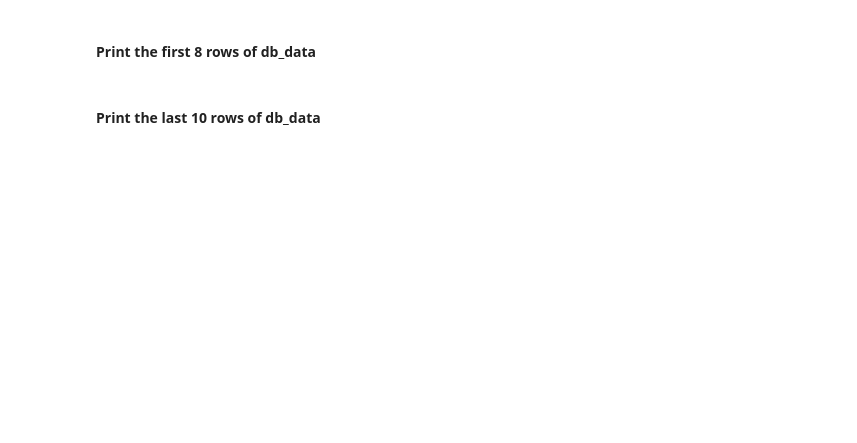
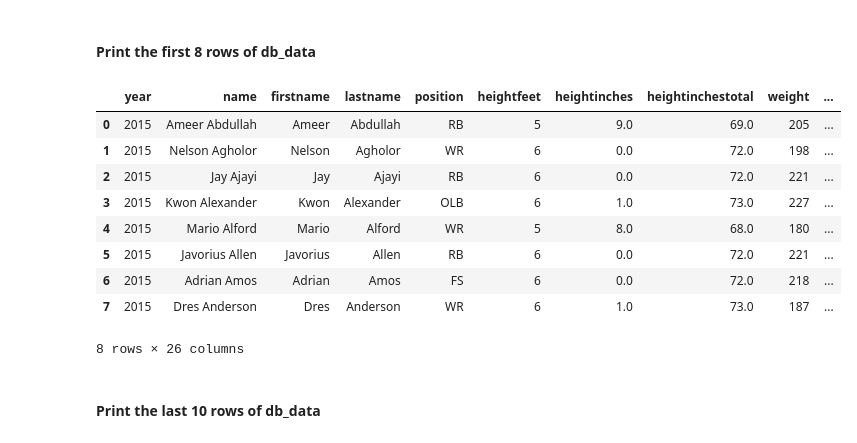
Before and after one commit to karthikvadlamani/karthikvadlamani, a Jupyter notebook: basics/[Exercises-2&3]Pandas-Handling-Nulls-and-Filtering.ipynb, the cells around one changed output. Saved outputs shown, nothing was run; the diff lists cells and outputs as text; code cells hidden in the pictures; blank space fills up the shorter version.

```diff
--- a/basics/[Exercises-2&3]Pandas-Handling-Nulls-and-Filtering.ipynb
+++ b/basics/[Exercises-2&3]Pandas-Handling-Nulls-and-Filtering.ipynb
@@ -81,4 +210,17 @@ db_data.head()
 # %% [markdown]
 #### Print the first 8 rows of db_data
+# %%
+db_data.head(8)
+# %% [output]
+|  | year | name | firstname | lastname | position | heightfeet | heightinches | heightinchestotal | weight | ... |
+| 0 | 2015 | Ameer Abdullah | Ameer | Abdullah | RB | 5 | 9.0 | 69.0 | 205 | ... |
+| 1 | 2015 | Nelson Agholor | Nelson | Agholor | WR | 6 | 0.0 | 72.0 | 198 | ... |
+| 2 | 2015 | Jay Ajayi | Jay | Ajayi | RB | 6 | 0.0 | 72.0 | 221 | ... |
+| 3 | 2015 | Kwon Alexander | Kwon | Alexander | OLB | 6 | 1.0 | 73.0 | 227 | ... |
+| 4 | 2015 | Mario Alford | Mario | Alford | WR | 5 | 8.0 | 68.0 | 180 | ... |
+| 5 | 2015 | Javorius Allen | Javorius | Allen | RB | 6 | 0.0 | 72.0 | 221 | ... |
+| 6 | 2015 | Adrian Amos | Adrian | Amos | FS | 6 | 0.0 | 72.0 | 218 | ... |
+| 7 | 2015 | Dres Anderson | Dres | Anderson | WR | 6 | 1.0 | 73.0 | 187 | ... |
+8 rows × 26 columns
 # %% [markdown]
 #### Print the last 10 rows of db_data
```
Also changed, not shown: parts of 29 cells of this notebook, 3 other files.
